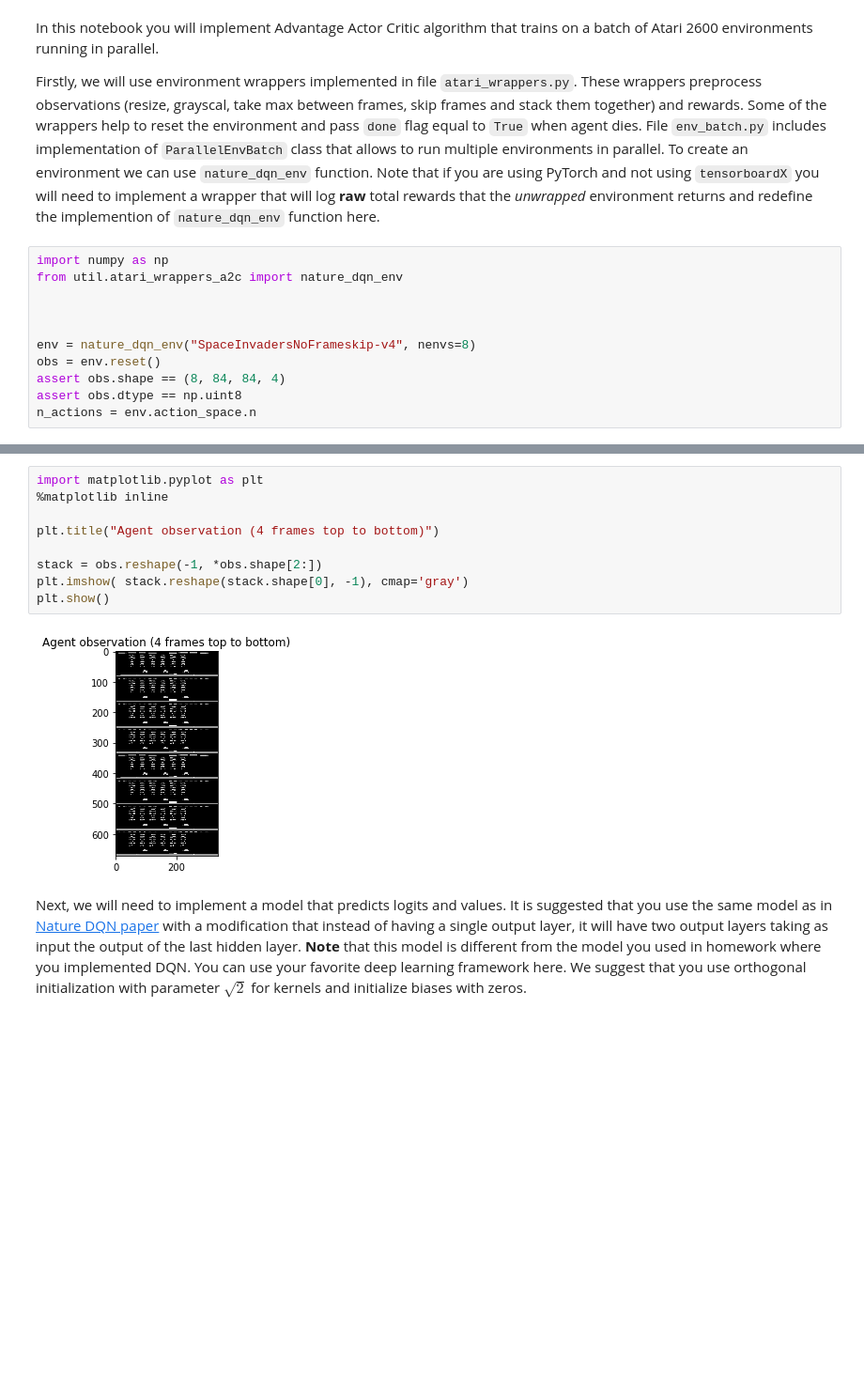
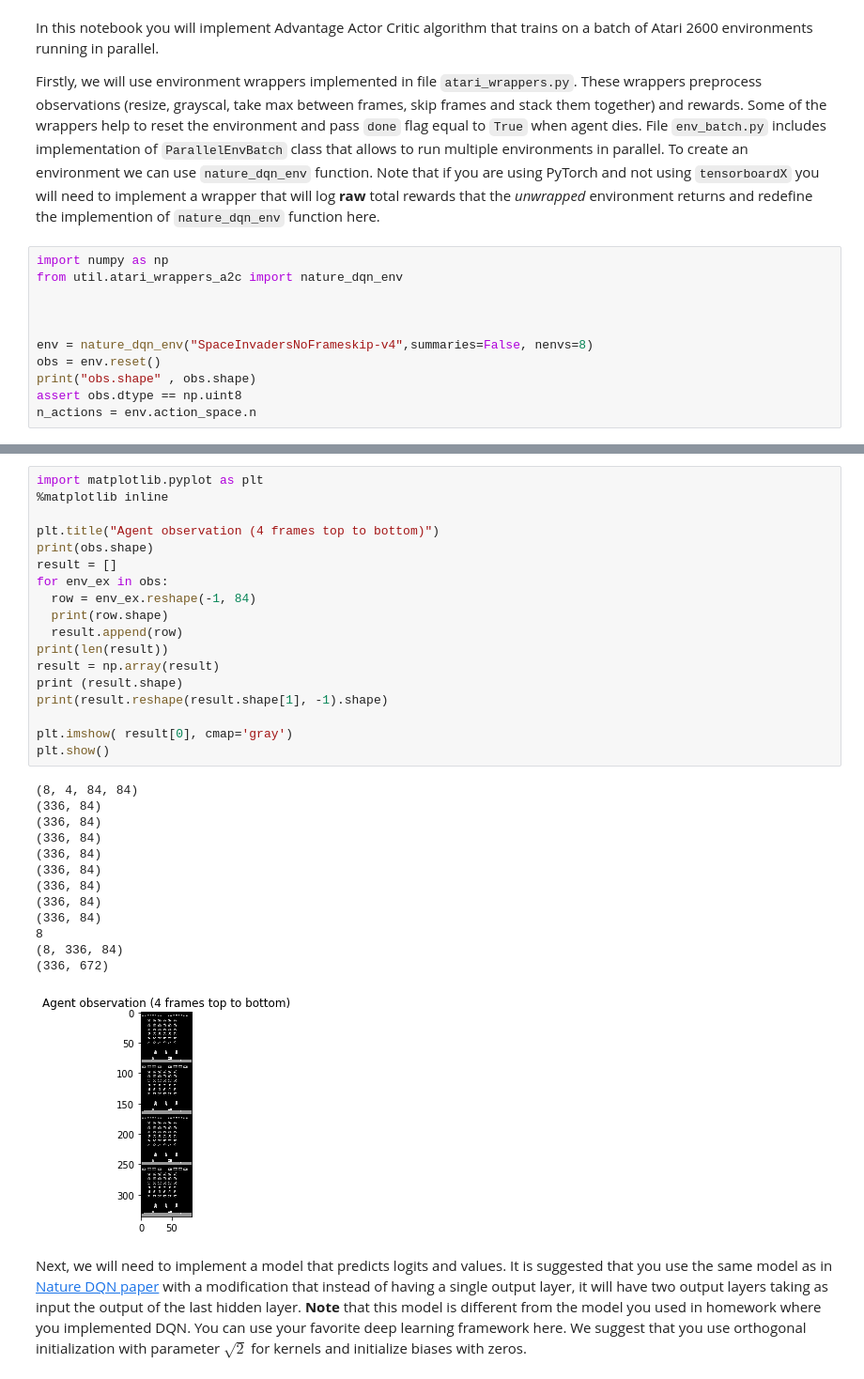
Before and after one commit to denklewer/yandex-rl-tasks, a Jupyter notebook: Hometasks/actor-critic/a2c-optional.ipynb, the cells around one changed output, grey strips where cells are left out. Shown: that part at 94% size. Drawn from its saved outputs; the diff is of its cells as text; blank space fills up the shorter version.

```diff
--- a/Hometasks/actor-critic/a2c-optional.ipynb
+++ b/Hometasks/actor-critic/a2c-optional.ipynb
@@ -39,8 +48,8 @@ from util.atari_wrappers_a2c import nature_dqn_env
 
 
 
-env = nature_dqn_env("SpaceInvadersNoFrameskip-v4", nenvs=8)
+env = nature_dqn_env("SpaceInvadersNoFrameskip-v4",summaries=False, nenvs=8)
 obs = env.reset()
-assert obs.shape == (8, 84, 84, 4)
+print("obs.shape" , obs.shape)
 assert obs.dtype == np.uint8
 n_actions = env.action_space.n
@@ -47,14 +74,35 @@ n_actions = env.action_space.n
 # %%
 import matplotlib.pyplot as plt
 %matplotlib inline
 
 plt.title("Agent observation (4 frames top to bottom)")
+print(obs.shape)
+result = []
+for env_ex in obs:
+  row = env_ex.reshape(-1, 84)
+  print(row.shape)
+  result.append(row)
+print(len(result))
+result = np.array(result)
+print (result.shape)
+print(result.reshape(result.shape[1], -1).shape)
 
-stack = obs.reshape(-1, *obs.shape[2:])
-plt.imshow( stack.reshape(stack.shape[0], -1), cmap='gray')
+plt.imshow( result[0], cmap='gray')
 plt.show()
 # %% [output]
+(8, 4, 84, 84)
+(336, 84)
+(336, 84)
+(336, 84)
+(336, 84)
+(336, 84)
+(336, 84)
+(336, 84)
+(336, 84)
+8
+(8, 336, 84)
+(336, 672)
-[figure, old version]
+[figure, new version]
 # %% [markdown]
 Next, we will need to implement a model that predicts logits and values. It is suggested that you use the same model as in [Nature DQN paper](https://web.stanford.edu/class/psych209/Readings/MnihEtAlHassibis15NatureControlDeepRL.pdf) with a modification that instead of having a single output layer, it will have two output layers taking as input the output of the last hidden layer. **Note** that this model is different from the model you used in homework where you implemented DQN. You can use your favorite deep learning framework here. We suggest that you use orthogonal initialization with parameter $\sqrt{2}$ for kernels and initialize biases with zeros.
 # %%
```
Also changed, not shown: parts of 9 cells of this notebook.
